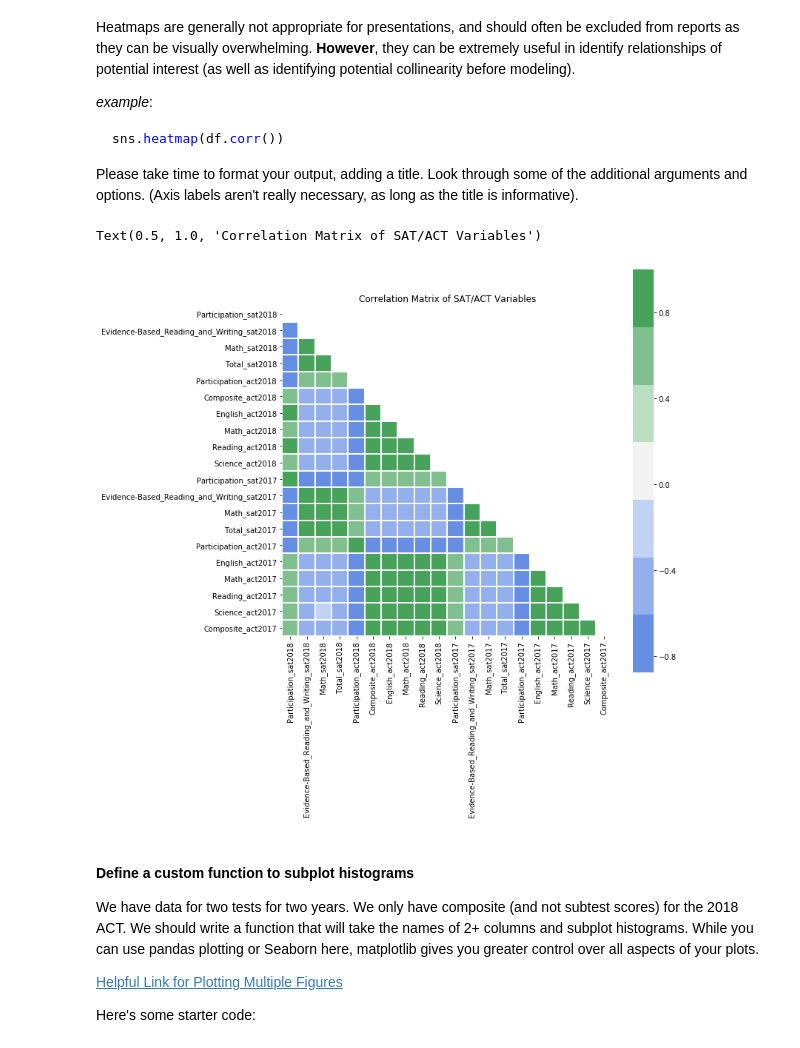
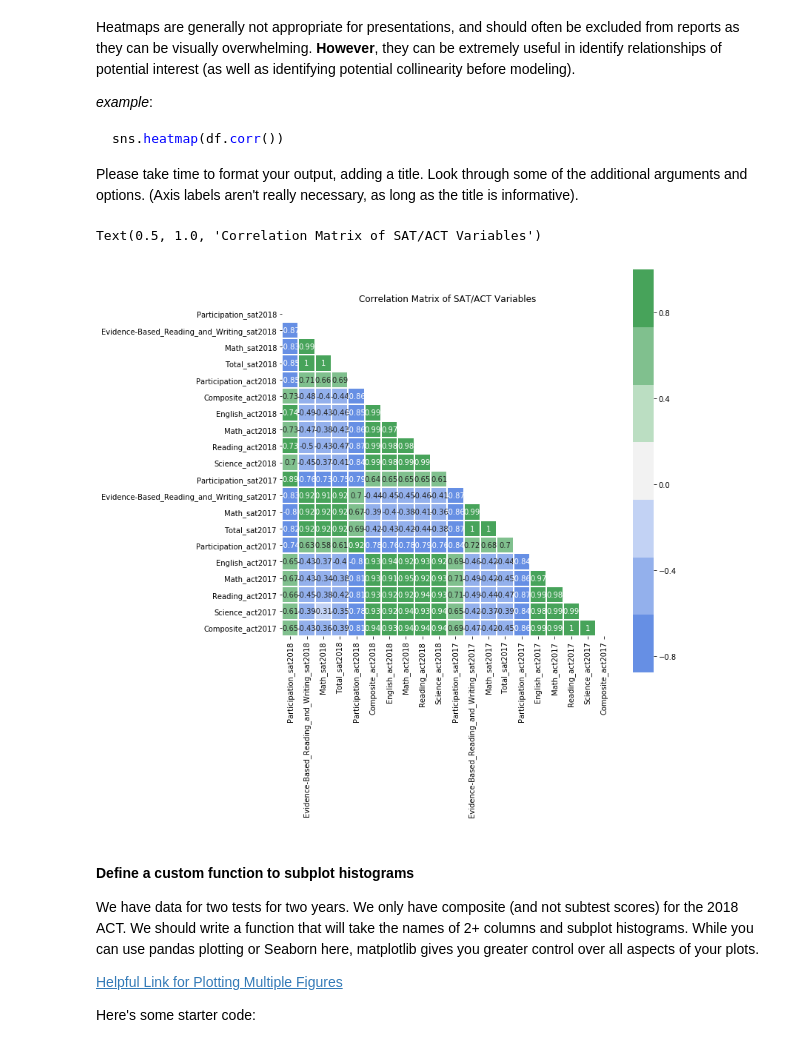
Before and after one commit to bearylogical/ga-assignments, a Jupyter notebook: project_1/Project 1 SAT & ACT Analysis.ipynb, the cells around one changed output. Drawn from its saved outputs; the diff is of its cells as text; code cells hidden in the pictures.

Commit message:
edited correlation plot

```diff
--- a/project_1/Project 1 SAT & ACT Analysis.ipynb
+++ b/project_1/Project 1 SAT & ACT Analysis.ipynb
@@ -911,16 +911,16 @@ import matplotlib.pyplot as plt
 # %%
 # Setup matplotlib for figure size
 plt.figure(figsize = (10,10))
 corr = final.corr()
 mask = np.zeros_like(corr, dtype=np.bool)
 mask[np.triu_indices_from(mask)] = True
 # Create diverging color map
 cmap = sns.diverging_palette(255, 133, l=60, n=7)
 # Plot sns heatmap
-sns.heatmap(corr,mask=mask,cmap=cmap,square=True,linewidths=1,vmax=1).set_title("Correlation Matrix of SAT/ACT Variables")
+sns.heatmap(corr,mask=mask,cmap=cmap,square=True,linewidths=1,vmax=1,annot=True).set_title("Correlation Matrix of SAT/ACT Variables")
 # %% [output]
 Text(0.5, 1.0, 'Correlation Matrix of SAT/ACT Variables')
-[figure, old version]
+[figure, new version]
 # %% [markdown]
 #### Define a custom function to subplot histograms
 
```
Also changed, not shown: parts of 3 cells of this notebook.
